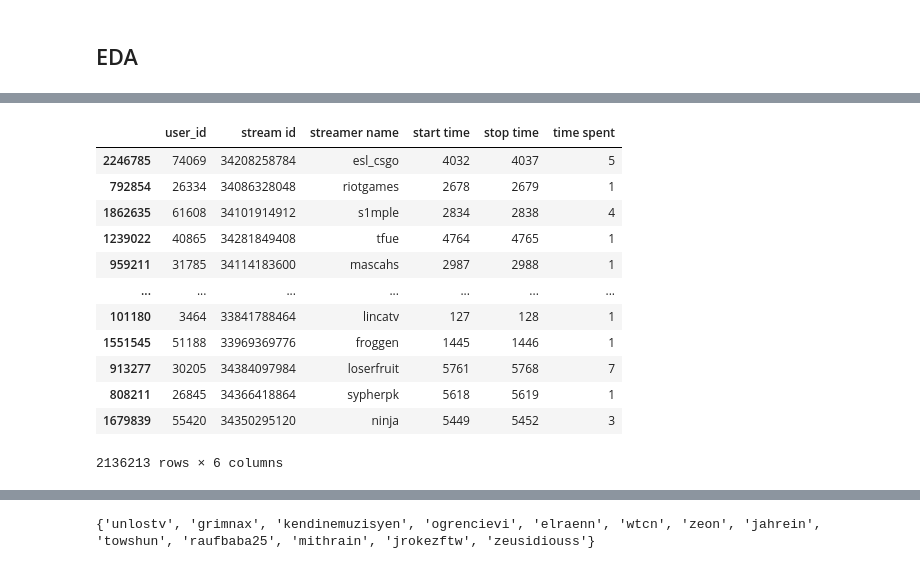
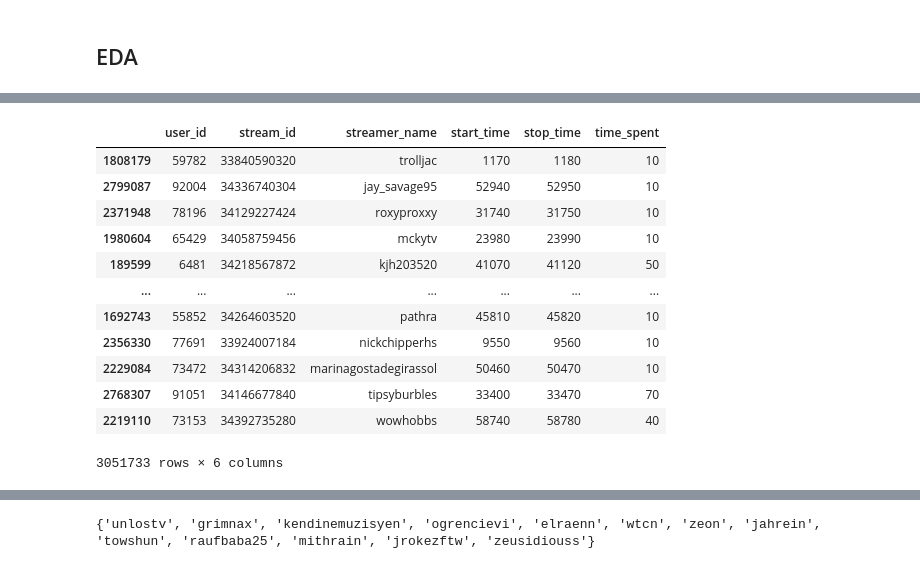
Before and after one commit to garrett-lam/twitchRec, a Jupyter notebook: twitchRec.ipynb, the cells around one changed output, grey strips where cells are left out. Saved outputs shown, nothing was run; the diff lists cells and outputs as text; code cells hidden in the pictures.

```diff
--- a/twitchRec.ipynb
+++ b/twitchRec.ipynb
@@ -25,6 +25,6 @@ from sklearn.model_selection import train_test_split
 # csv_to_json(r'100k_a.csv', r'100k_a.json')
 # %%
 df = pd.read_csv('100k_a.csv', header=None)
-df = df.rename(columns={0: 'user_id', 1: 'stream id', 2: 'streamer name', 3: 'start time', 4: 'stop time'})
+df = df.rename(columns={0: 'user_id', 1: 'stream_id', 2: 'streamer_name', 3: 'start_time', 4: 'stop_time'})
 df
 # %% [output]
@@ -37,3 +43,0 @@ df
-# %%
-df['user_id'].nunique()
-df['time spent'] = df['stop time'] - df['start time']
@@ -49 +57,8 @@ time spent       0
 dtype: int64
+# %%
+# Start and stop times are provided as integers and represent periods of 10 minutes.
+df['start_time'] = df['start_time'] * 10
+df['stop_time'] = df['stop_time'] * 10
+# %%
+# convert minutes to hours
+df['time_spent'] = df['stop_time'] - df['start_time']
@@ -96,23 +127,23 @@ df
 # %%
-#Shuffle the DF
+# shuffle dataframe
 df = df.sample(frac=1, random_state=42)
 df
-train, test = train_test_split(df, test_size=0.3)
-train
+# train, test = train_test_split(df, test_size=0.3)
+# train
 # %% [output]
-|  | user_id | stream id | streamer name | start time | stop time | time spent |
-| 2246785 | 74069 | 34208258784 | esl_csgo | 4032 | 4037 | 5 |
-| 792854 | 26334 | 34086328048 | riotgames | 2678 | 2679 | 1 |
-| 1862635 | 61608 | 34101914912 | s1mple | 2834 | 2838 | 4 |
-| 1239022 | 40865 | 34281849408 | tfue | 4764 | 4765 | 1 |
-| 959211 | 31785 | 34114183600 | mascahs | 2987 | 2988 | 1 |
+|  | user_id | stream_id | streamer_name | start_time | stop_time | time_spent |
+| 1808179 | 59782 | 33840590320 | trolljac | 1170 | 1180 | 10 |
+| 2799087 | 92004 | 34336740304 | jay_savage95 | 52940 | 52950 | 10 |
+| 2371948 | 78196 | 34129227424 | roxyproxxy | 31740 | 31750 | 10 |
+| 1980604 | 65429 | 34058759456 | mckytv | 23980 | 23990 | 10 |
+| 189599 | 6481 | 34218567872 | kjh203520 | 41070 | 41120 | 50 |
 | ... | ... | ... | ... | ... | ... | ... |
-| 101180 | 3464 | 33841788464 | lincatv | 127 | 128 | 1 |
-| 1551545 | 51188 | 33969369776 | froggen | 1445 | 1446 | 1 |
-| 913277 | 30205 | 34384097984 | loserfruit | 5761 | 5768 | 7 |
-| 808211 | 26845 | 34366418864 | sypherpk | 5618 | 5619 | 1 |
-| 1679839 | 55420 | 34350295120 | ninja | 5449 | 5452 | 3 |
+| 1692743 | 55852 | 34264603520 | pathra | 45810 | 45820 | 10 |
+| 2356330 | 77691 | 33924007184 | nickchipperhs | 9550 | 9560 | 10 |
+| 2229084 | 73472 | 34314206832 | marinagostadegirassol | 50460 | 50470 | 10 |
+| 2768307 | 91051 | 34146677840 | tipsyburbles | 33400 | 33470 | 70 |
+| 2219110 | 73153 | 34392735280 | wowhobbs | 58740 | 58780 | 40 |
-2136213 rows × 6 columns
+3051733 rows × 6 columns
 # %%
 # convert df to list of json
 data = df.to_dict(orient='records')
```
Also changed, not shown: parts of 16 cells of this notebook.
